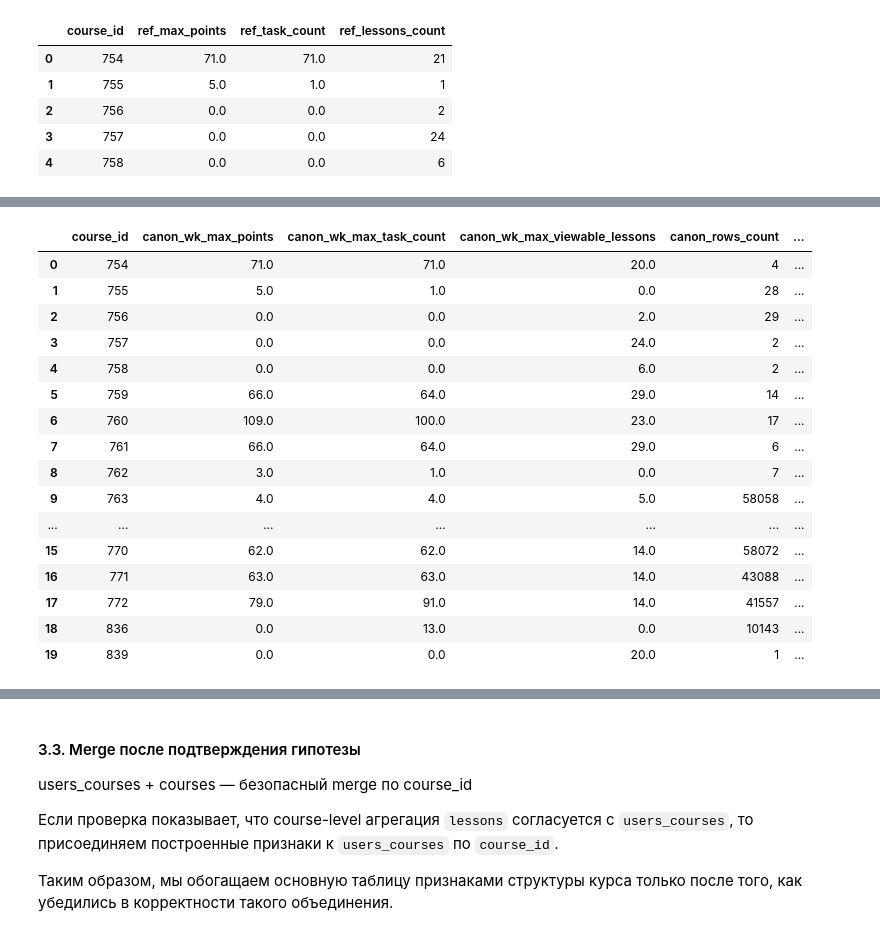
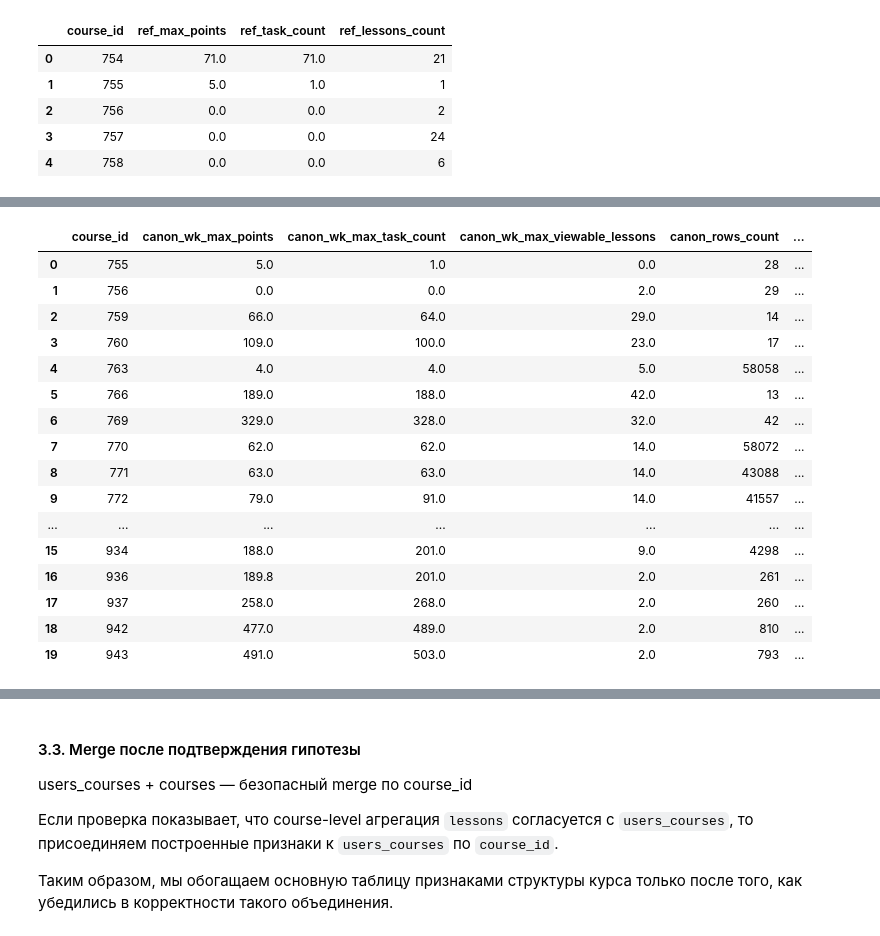
Before and after one commit to AntonDudDm/Xakaton, a Jupyter notebook: notebooks/EDA.ipynb, the cells around one changed output, grey strips where cells are left out. Saved outputs shown, nothing was run; the diff lists cells and outputs as text; code cells hidden in the pictures.

```diff
--- a/notebooks/EDA.ipynb
+++ b/notebooks/EDA.ipynb
@@ -254,6 +254,8 @@ dfs["users"] = (
     .reset_index(drop=True)
 )
 
+dfs['users'] = dfs['users'].drop(columns=['current_sign_in_at', 'last_sign_in_at', 'grade_checked', 'xp', 'd_updated_at', 'id'])
+
 display(dfs["users"].head())
 # %% [output]
 Всего users: 95395
@@ -929,6 +1016,11 @@ display(course_reference.head())
 # %%
-signature_counts = (
-    dfs["users_courses"]
+
+# ============================================================
+# 3.1.3. Сигнатуры курса на clean-slice
+# ============================================================
+
+signature_counts_h = (
+    users_courses_hypothesis
     .groupby(
         [
             "course_id",
@@ -942,6 +1034,6 @@ signature_counts = (
     .reset_index(name="rows_count")
 )
 
-display(signature_counts.head())
+display(signature_counts_h.head())
 # %% [output]
 |  | course_id | wk_max_points | wk_max_task_count | wk_max_viewable_lessons | rows_count |
@@ -993,10 +1087,16 @@ display(signature_validation.head())
 # %%
+# ============================================================
+# 3.1.4. Каноническая сигнатура курса
+# ============================================================
+
 # приоритет:
 # 1) exact match с reference
 # 2) минимальный total_diff
 # 3) максимальный rows_count
 
-signature_validation_sorted = signature_validation.sort_values(
+
+
+signature_validation_h_sorted = signature_validation_h.sort_values(
     by=[
         "course_id",
         "exact_match_reference",
@@ -1004,51 +1104,51 @@ signature_validation_sorted = signature_validation.sort_values(
         "rows_count",
     ],
     ascending=[True, False, True, False]
 ).copy()
 
-canonical_signatures = (
-    signature_validation_sorted
+canonical_signatures_h = (
+    signature_validation_h_sorted
     .groupby("course_id", dropna=False)
     .head(1)
     .reset_index(drop=True)
 )
 
-canonical_signatures = canonical_signatures[
+canonical_signatures_h = canonical_signatures_h[
     [
         "course_id",
         "wk_max_points",
         "wk_max_task_count",
         "wk_max_viewable_lessons",
         "rows_count",
         "exact_match_reference",
         "total_diff",
     ]
 ].rename(
     columns={
         "wk_max_points": "canon_wk_max_points",
         "wk_max_task_count": "canon_wk_max_task_count",
         "wk_max_viewable_lessons": "canon_wk_max_viewable_lessons",
         "rows_count": "canon_rows_count",
     }
 )
 
-display(canonical_signatures.head(20))
+display(canonical_signatures_h.head(20))
 # %% [output]
 |  | course_id | canon_wk_max_points | canon_wk_max_task_count | canon_wk_max_viewable_lessons | canon_rows_count | ... |
-| 0 | 754 | 71.0 | 71.0 | 20.0 | 4 | ... |
-| 1 | 755 | 5.0 | 1.0 | 0.0 | 28 | ... |
-| 2 | 756 | 0.0 | 0.0 | 2.0 | 29 | ... |
-| 3 | 757 | 0.0 | 0.0 | 24.0 | 2 | ... |
-| 4 | 758 | 0.0 | 0.0 | 6.0 | 2 | ... |
-| 5 | 759 | 66.0 | 64.0 | 29.0 | 14 | ... |
-| 6 | 760 | 109.0 | 100.0 | 23.0 | 17 | ... |
-| 7 | 761 | 66.0 | 64.0 | 29.0 | 6 | ... |
-| 8 | 762 | 3.0 | 1.0 | 0.0 | 7 | ... |
-| 9 | 763 | 4.0 | 4.0 | 5.0 | 58058 | ... |
+| 0 | 755 | 5.0 | 1.0 | 0.0 | 28 | ... |
+| 1 | 756 | 0.0 | 0.0 | 2.0 | 29 | ... |
+| 2 | 759 | 66.0 | 64.0 | 29.0 | 14 | ... |
+| 3 | 760 | 109.0 | 100.0 | 23.0 | 17 | ... |
+| 4 | 763 | 4.0 | 4.0 | 5.0 | 58058 | ... |
+| 5 | 766 | 189.0 | 188.0 | 42.0 | 13 | ... |
+| 6 | 769 | 329.0 | 328.0 | 32.0 | 42 | ... |
+| 7 | 770 | 62.0 | 62.0 | 14.0 | 58072 | ... |
+| 8 | 771 | 63.0 | 63.0 | 14.0 | 43088 | ... |
+| 9 | 772 | 79.0 | 91.0 | 14.0 | 41557 | ... |
 | ... | ... | ... | ... | ... | ... | ... |
-| 15 | 770 | 62.0 | 62.0 | 14.0 | 58072 | ... |
-| 16 | 771 | 63.0 | 63.0 | 14.0 | 43088 | ... |
-| 17 | 772 | 79.0 | 91.0 | 14.0 | 41557 | ... |
-| 18 | 836 | 0.0 | 13.0 | 0.0 | 10143 | ... |
-| 19 | 839 | 0.0 | 0.0 | 20.0 | 1 | ... |
+| 15 | 934 | 188.0 | 201.0 | 9.0 | 4298 | ... |
+| 16 | 936 | 189.8 | 201.0 | 2.0 | 261 | ... |
+| 17 | 937 | 258.0 | 268.0 | 2.0 | 260 | ... |
+| 18 | 942 | 477.0 | 489.0 | 2.0 | 810 | ... |
+| 19 | 943 | 491.0 | 503.0 | 2.0 | 793 | ... |
 # %%
```
Also changed, not shown: parts of 39 cells of this notebook, 1 other file.
